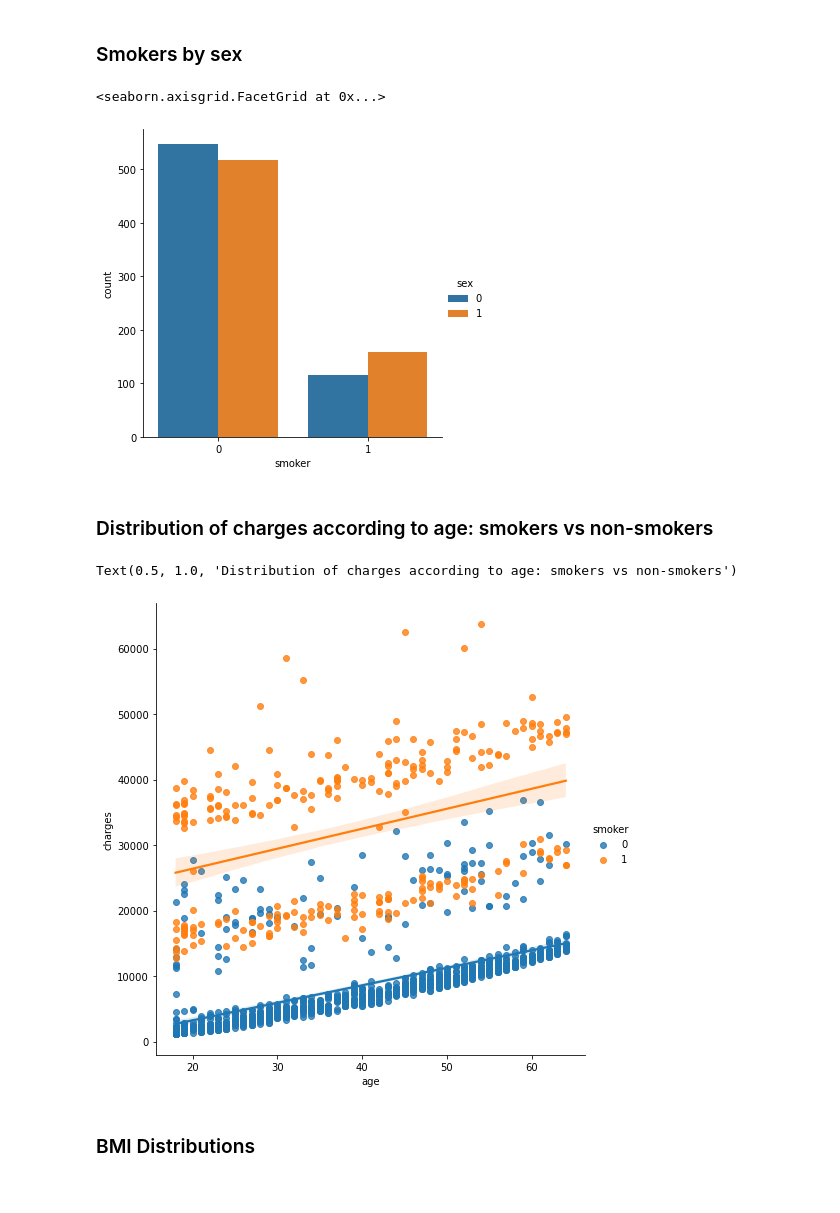
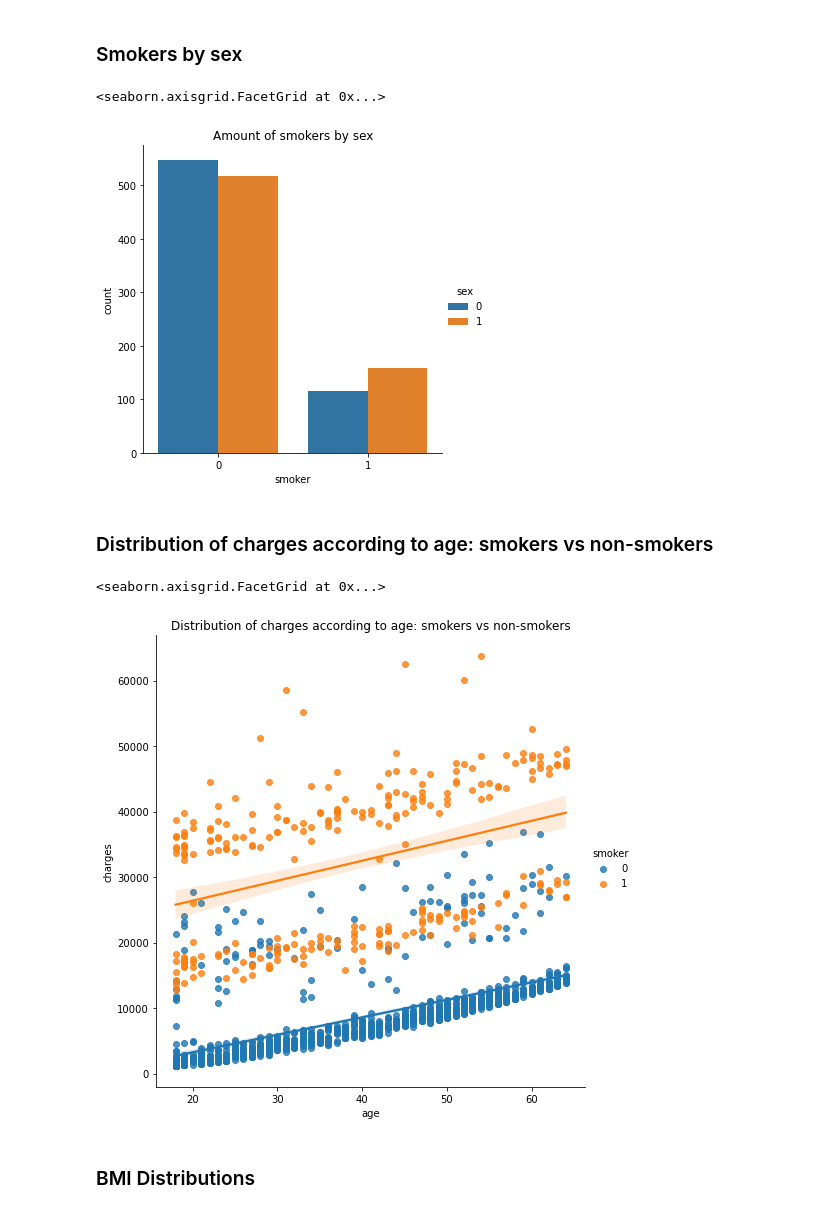
Before and after one commit to TomeCarvalho/TAA_P1, a Jupyter notebook: analise.ipynb, the cells around one changed output. Cells and saved outputs as stored; diff of their text form; code cells hidden in the pictures.

```diff
--- a/analise.ipynb
+++ b/analise.ipynb
@@ -75,18 +74,17 @@ ax = sns.distplot(data["age"])
 # %% [markdown]
 ### Smokers by sex
 # %%
-sns.catplot(x='smoker', kind='count', hue='sex', data=data)
+sns.catplot(x='smoker', kind='count', hue='sex', data=data).set(title='Amount of smokers by sex')
 # %% [output]
 <seaborn.axisgrid.FacetGrid at 0x...>
-[figure, old version]
+[figure, new version]
 # %% [markdown]
 ### Distribution of charges according to age: smokers vs non-smokers
 # %%
-sns.lmplot(x='age', y='charges', hue='smoker', data=data, size=7)
-ax.set_title('Distribution of charges according to age: smokers vs non-smokers')
+sns.lmplot(x='age', y='charges', hue='smoker', data=data, size=7).set(title='Distribution of charges according to age: smokers vs non-smokers')
 # %% [output]
-Text(0.5, 1.0, 'Distribution of charges according to age: smokers vs non-smokers')
+<seaborn.axisgrid.FacetGrid at 0x...>
-[figure, old version]
+[figure, new version]
 # %% [markdown]
 ### BMI Distributions
 # %%
```
Also changed, not shown: parts of 9 cells of this notebook, 1 other file.
